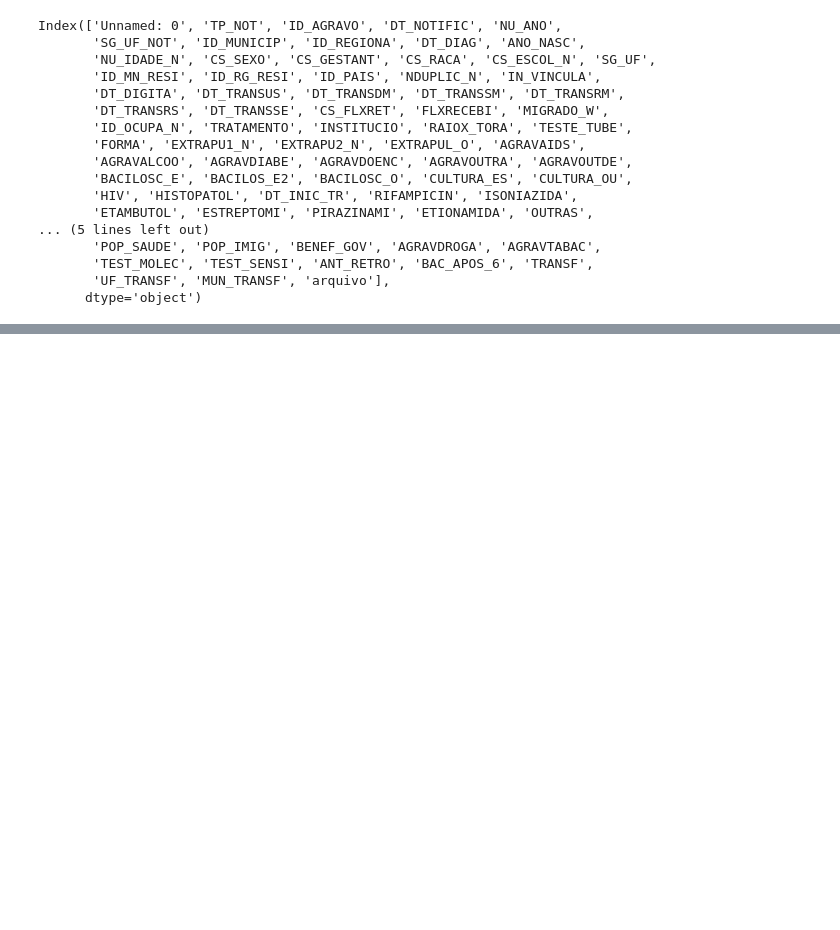
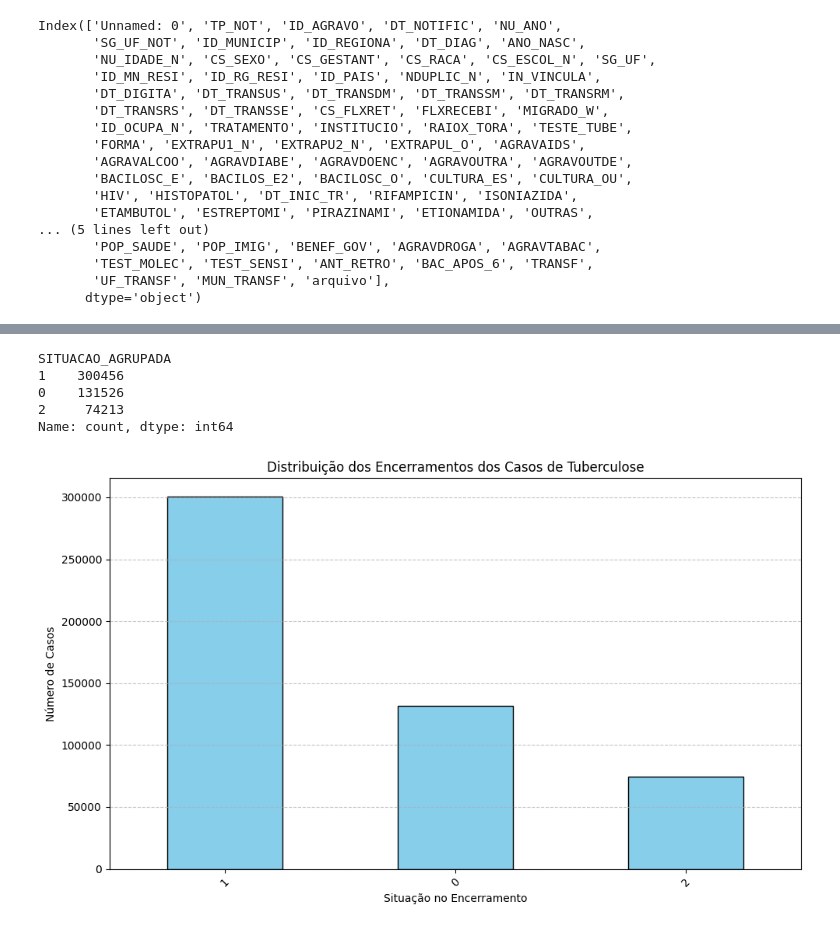
Before and after one commit to FreitasVarejo/MC853-Project, a Jupyter notebook: lab01/notebook.ipynb, the cells around one changed output, grey strips where cells are left out. Saved outputs shown, nothing was run; the diff lists cells and outputs as text; code cells hidden in the pictures; blank space fills up the shorter version.

```diff
--- a/lab01/notebook.ipynb
+++ b/lab01/notebook.ipynb
@@ -18,0 +32,5 @@ df_final.head()
+# %%
+df_final['NU_ANO'] = pd.to_numeric(df_final['NU_ANO'], errors='coerce')
+df_final_filtrado_ano = df_final[df_final['NU_ANO'].between(2019, 2025)]
+
+df_final_filtrado_ano.shape
@@ -38,0 +98,46 @@ Index(['Unnamed: 0', 'TP_NOT', 'ID_AGRAVO', 'DT_NOTIFIC', 'NU_ANO',
+# %%
+def agrupar_situacao(codigo):
+    try:
+        if pd.isna(codigo):
+            return 0
+        codigo = int(float(codigo))  # converte para int, mesmo que venha como float tipo 1.0
+        if codigo == 1:
+            return 1
+        elif codigo == 2:
+            return 2
+        else:
+            return 0
+    except:
+        print(f'Erro ao processar: {codigo}')
+        return 'Outro'
+
+
+df_final_filtrado_ano.loc[:, 'SITUACAO_AGRUPADA'] = df_final_filtrado_ano['SITUA_ENCE'].apply(agrupar_situacao)
+# %%
+df_final_filtrado_ano['SITUACAO_AGRUPADA'].value_counts()
+# %% [output]
+SITUACAO_AGRUPADA
+1    300456
+0    131526
+2     74213
+Name: count, dtype: int64
+# %%
+import matplotlib.pyplot as plt
+
+# Conta os valores
+contagem = df_final_filtrado_ano['SITUACAO_AGRUPADA'].value_counts()
+
+# Plota
+plt.figure(figsize=(10, 6))
+contagem.plot(kind='bar', color='skyblue', edgecolor='black')
+
+plt.title('Distribuição dos Encerramentos dos Casos de Tuberculose')
+plt.xlabel('Situação no Encerramento')
+plt.ylabel('Número de Casos')
+plt.xticks(rotation=45)
+plt.grid(axis='y', linestyle='--', alpha=0.7)
+
+plt.tight_layout()
+plt.show()
+# %% [output]
+[figure, added]
```
Also changed, not shown: parts of 13 cells of this notebook.
